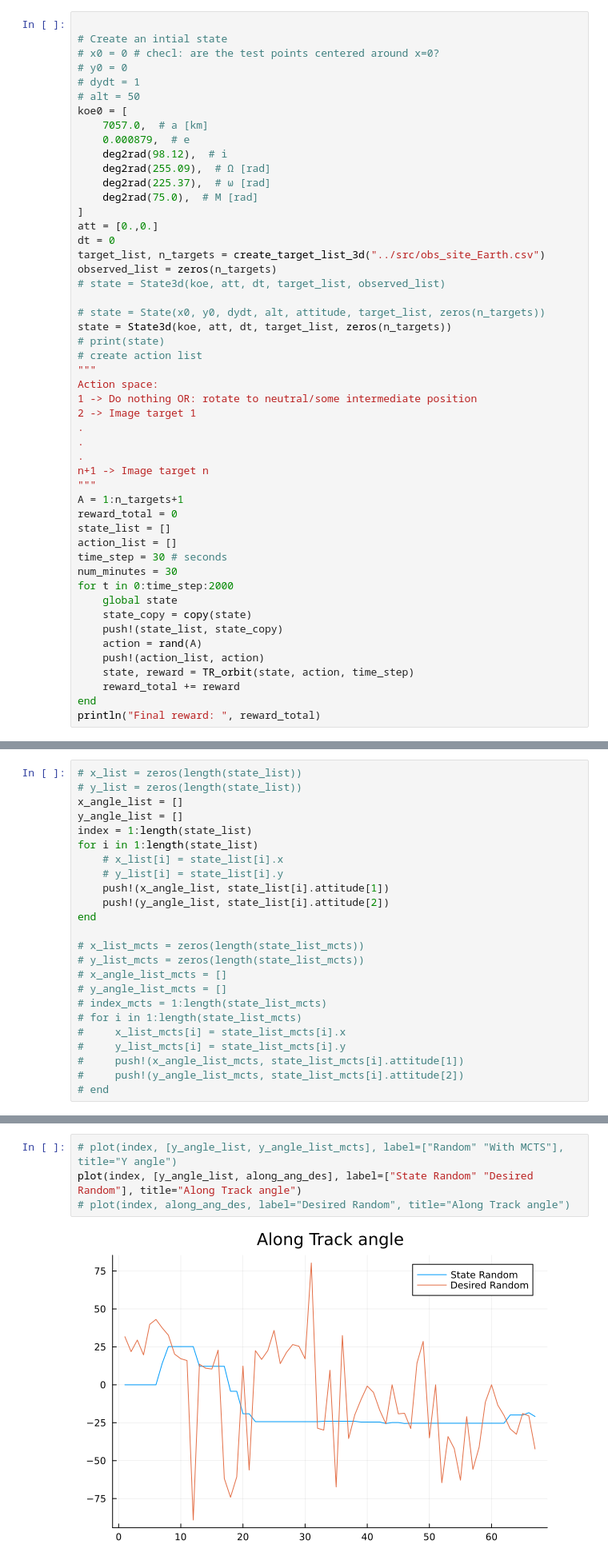
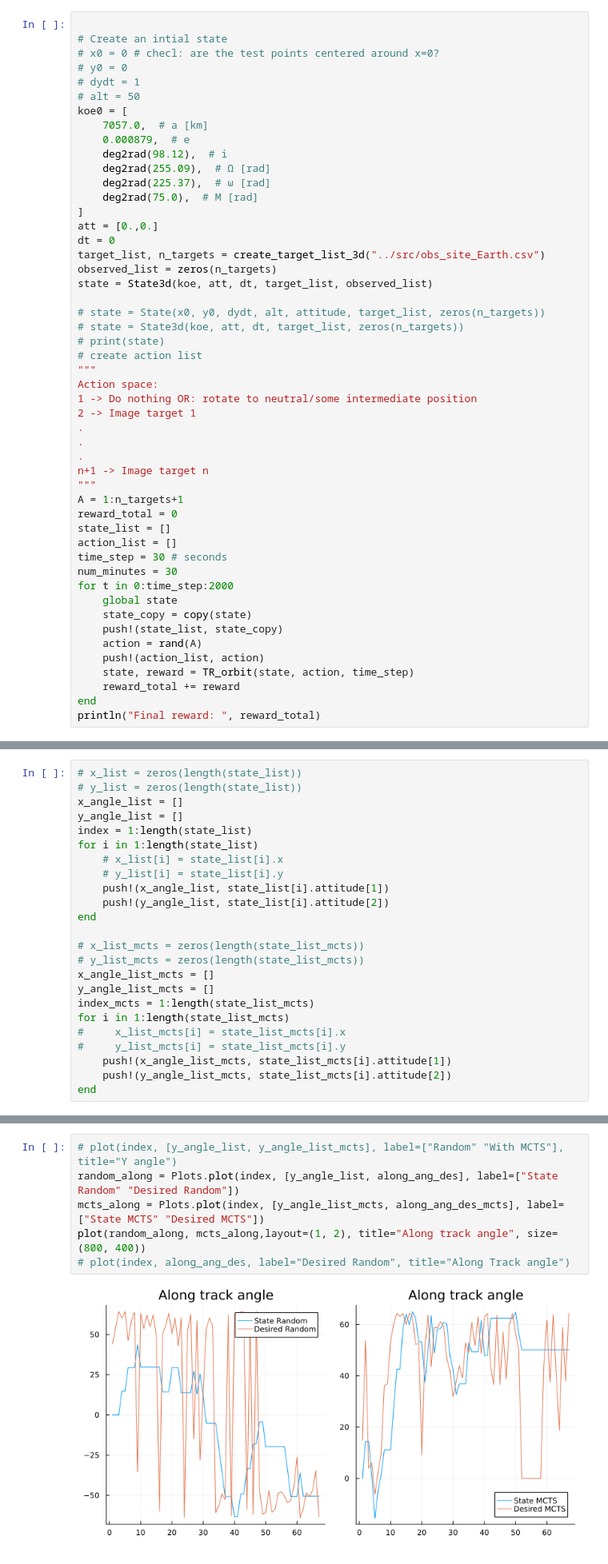
Before and after one commit to GigaVoltFlash/AA228-Final-Project, a Jupyter notebook: dev-anshuk/integrated_problem.ipynb, the cells around one changed output, grey strips where cells are left out. Shown at 80% size. Saved outputs shown, nothing was run; the diff lists cells and outputs as text.

```diff
--- a/dev-anshuk/integrated_problem.ipynb
+++ b/dev-anshuk/integrated_problem.ipynb
@@ -116,10 +120,10 @@ att = [0.,0.]
 dt = 0
 target_list, n_targets = create_target_list_3d("../src/obs_site_Earth.csv")
 observed_list = zeros(n_targets)
-# state = State3d(koe, att, dt, target_list, observed_list)
+state = State3d(koe, att, dt, target_list, observed_list)
 
 # state = State(x0, y0, dydt, alt, attitude, target_list, zeros(n_targets))
-state = State3d(koe, att, dt, target_list, zeros(n_targets))
+# state = State3d(koe, att, dt, target_list, zeros(n_targets))
 # print(state)
 # create action list
 """
@@ -338,13 +419,13 @@ end
 
 # x_list_mcts = zeros(length(state_list_mcts))
 # y_list_mcts = zeros(length(state_list_mcts))
-# x_angle_list_mcts = []
-# y_angle_list_mcts = []
-# index_mcts = 1:length(state_list_mcts)
-# for i in 1:length(state_list_mcts)
+x_angle_list_mcts = []
+y_angle_list_mcts = []
+index_mcts = 1:length(state_list_mcts)
+for i in 1:length(state_list_mcts)
 #     x_list_mcts[i] = state_list_mcts[i].x
 #     y_list_mcts[i] = state_list_mcts[i].y
-#     push!(x_angle_list_mcts, state_list_mcts[i].attitude[1])
-#     push!(y_angle_list_mcts, state_list_mcts[i].attitude[2])
-# end
+    push!(x_angle_list_mcts, state_list_mcts[i].attitude[1])
+    push!(y_angle_list_mcts, state_list_mcts[i].attitude[2])
+end
 # %%
@@ -355,7 +436,9 @@ plot(index, action_list, label="Random")
 # %%
 # plot(index, [y_angle_list, y_angle_list_mcts], label=["Random" "With MCTS"], title="Y angle")
-plot(index, [y_angle_list, along_ang_des], label=["State Random" "Desired Random"], title="Along Track angle")
+random_along = Plots.plot(index, [y_angle_list, along_ang_des], label=["State Random" "Desired Random"])
+mcts_along = Plots.plot(index, [y_angle_list_mcts, along_ang_des_mcts], label=["State MCTS" "Desired MCTS"])
+plot(random_along, mcts_along,layout=(1, 2), title="Along track angle", size=(800, 400))
 # plot(index, along_ang_des, label="Desired Random", title="Along Track angle")
 # %% [output]
-[figure, old version]
+[figure, new version]
 # %%
```
Also changed, not shown: parts of 11 cells of this notebook, 1 other file.
